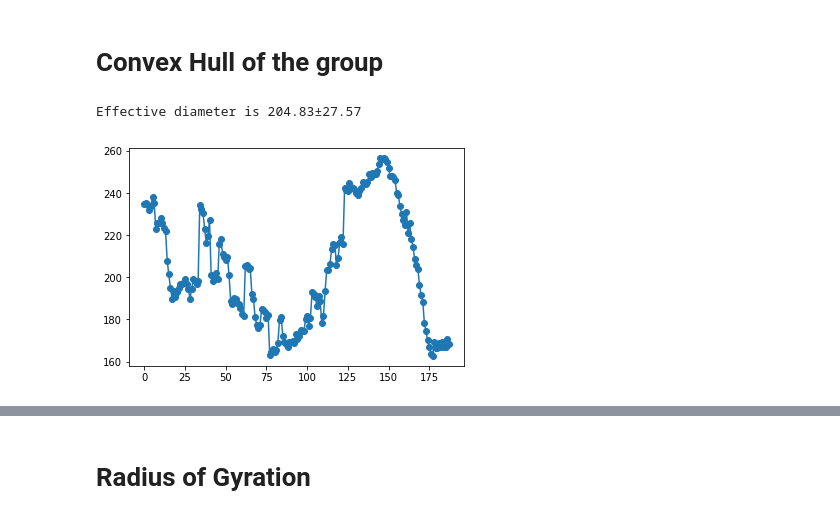
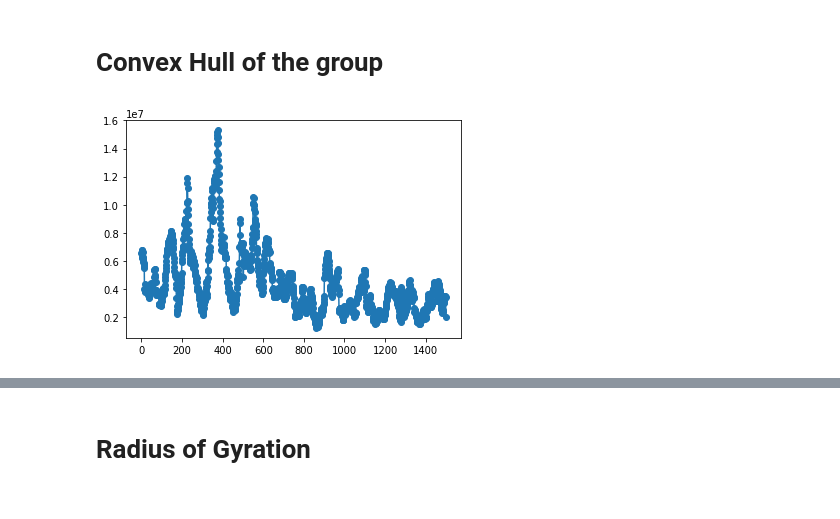
Before and after one commit to yangyushi/FishPy, a Jupyter notebook: notebooks/corr.ipynb, the cells around one changed output, grey strips where cells are left out. Cells and saved outputs as stored; diff of their text form; code cells hidden in the pictures.

```diff
--- a/notebooks/corr.ipynb
+++ b/notebooks/corr.ipynb
@@ -26,7 +22,7 @@ The autoreload extension is already loaded. To reload it, use:
 # %% [markdown]
 # Read Data
 # %%
-with open('vanilla_trajectories.pkl', 'rb') as f:
+with open('trajectories_50_small.pkl', 'rb') as f:
     trajectories = pickle.load(f)
 blur = None
 
@@ -34,7 +30,7 @@ fish_trajs = []
 
 for traj in trajectories:
     xyz = np.array(traj['position']).T
-    #xyz = ndimage.gaussian_filter1d(xyz, 1, axis=1)
+    xyz = ndimage.gaussian_filter1d(xyz, 1, axis=1)
     t = np.array(traj['time'])
     ti = np.arange(t[0], t[-1]+1, 1)
     xi = np.interp(x = ti, xp = t, fp = xyz[0])
@@ -92,13 +98,12 @@ plt.show()
 # %% [markdown]
 # Convex Hull of the group
 # %%
-diameters = []
-for ch in fc.utility.get_convex_hull(manager.trajs, 20):
+ch_volumes = []
+for ch in fc.utility.get_convex_hull(manager.trajs, 1):
     v = ch.volume
-    d = (6*v/np.pi) ** (1/3)
-    diameters.append(d)
-plt.plot(diameters, '-o')
-print(f"Effective diameter is {np.mean(diameters):.2f}±{np.std(diameters):.2f}")
+    ch_volumes.append(v)
+
+plt.plot(ch_volumes, '-o')
+plt.show()
 # %% [output]
-Effective diameter is 204.83±27.57
-[figure, old version]
+[figure, new version]
```
Also changed, not shown: parts of 25 cells of this notebook.
